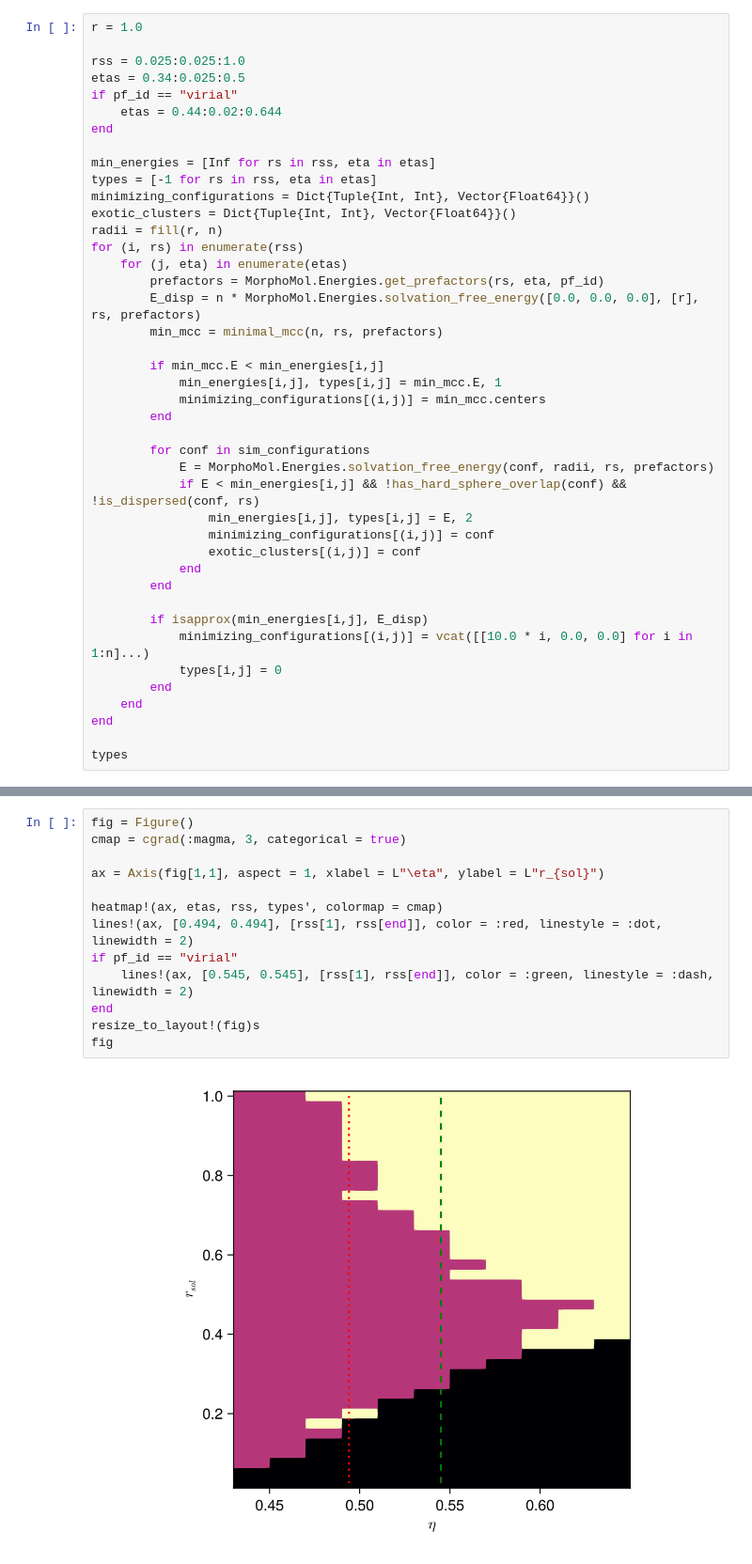
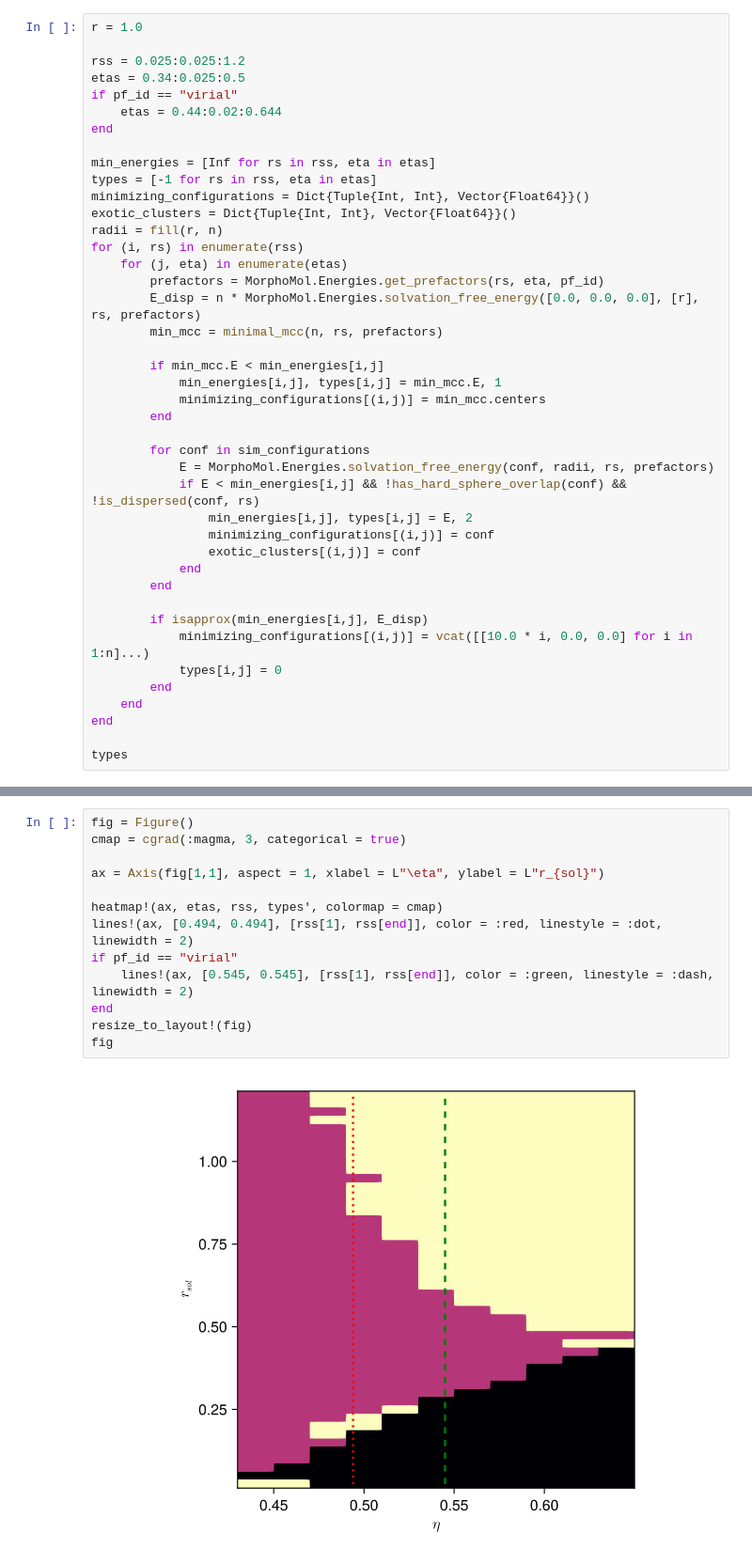
Before and after one commit to IvanSpirandelli/MorphoMolNotebooks, a Jupyter notebook: notebooks/_paper_1/phase_diagrams.ipynb, the cells around one changed output, grey strips where cells are left out. Shown at 94% size. Cells and saved outputs as stored; diff of their text form.

```diff
--- a/notebooks/_paper_1/phase_diagrams.ipynb
+++ b/notebooks/_paper_1/phase_diagrams.ipynb
@@ -31,7 +31,7 @@ end
 # %%
 r = 1.0
 
-rss = 0.025:0.025:1.0
+rss = 0.025:0.025:1.2
 etas = 0.34:0.025:0.5
 if pf_id == "virial"
     etas = 0.44:0.02:0.644
@@ -91,15 +119,15 @@ types
 # %%
 fig = Figure()
 cmap = cgrad(:magma, 3, categorical = true)
 
 ax = Axis(fig[1,1], aspect = 1, xlabel = L"\eta", ylabel = L"r_{sol}")
 
 heatmap!(ax, etas, rss, types', colormap = cmap)
 lines!(ax, [0.494, 0.494], [rss[1], rss[end]], color = :red, linestyle = :dot, linewidth = 2)
 if pf_id == "virial"
     lines!(ax, [0.545, 0.545], [rss[1], rss[end]], color = :green, linestyle = :dash, linewidth = 2)
 end
-resize_to_layout!(fig)s
+resize_to_layout!(fig)
 fig
 # %% [output]
-[figure, old version]
+[figure, new version]
```
Also changed, not shown: parts of 7 cells of this notebook, 10 other files.
